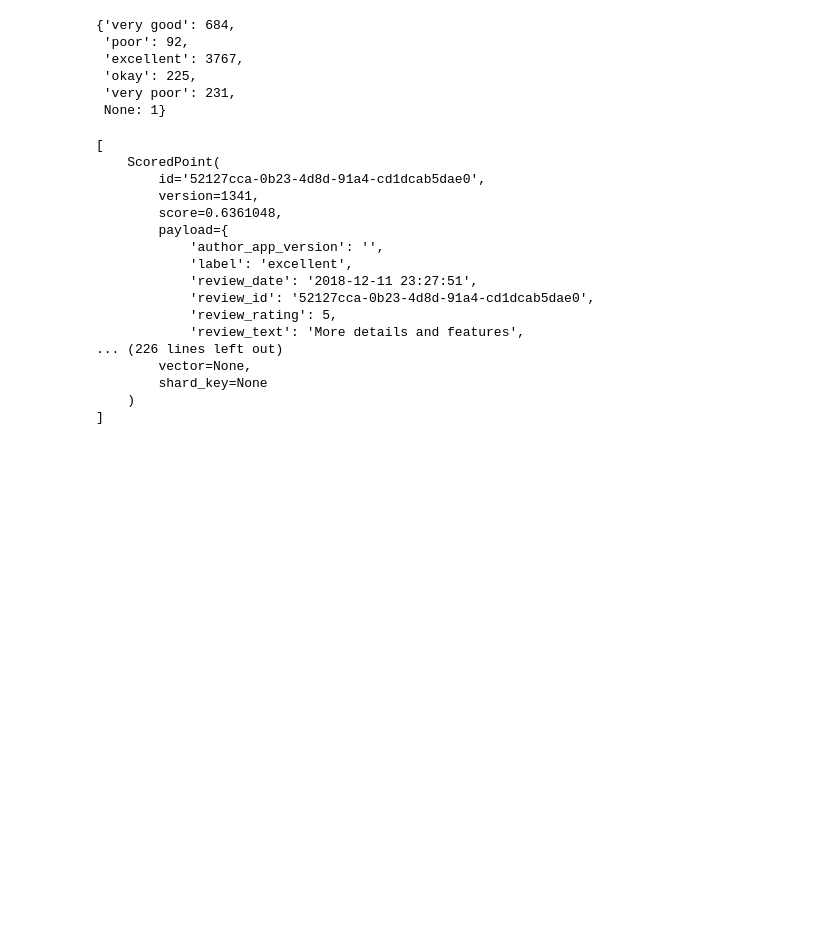
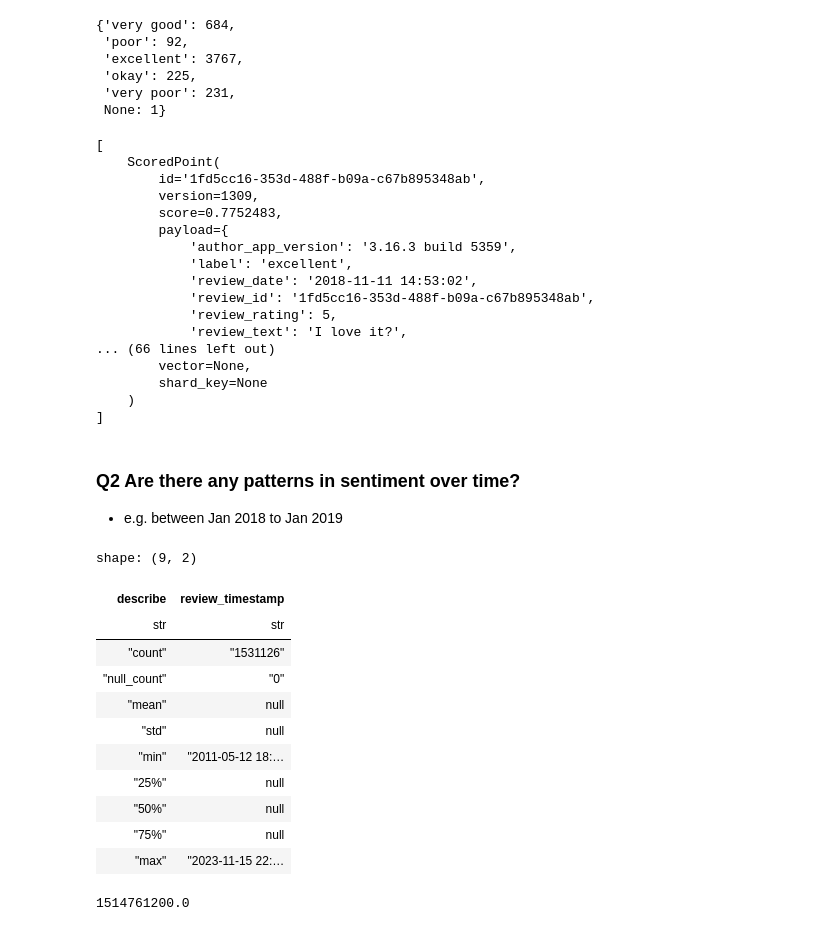
Before and after one commit to chineidu/NLP-Tutorial, a Jupyter notebook: notebook/Projects/Data-mining/Sentiment-analysis/03c-netflix-data-analysis.ipynb, the cells around one changed output. Cells and saved outputs as stored; diff of their text form; code cells hidden in the pictures; blank space fills up the shorter version.

```diff
--- a/notebook/Projects/Data-mining/Sentiment-analysis/03c-netflix-data-analysis.ipynb
+++ b/notebook/Projects/Data-mining/Sentiment-analysis/03c-netflix-data-analysis.ipynb
@@ -441,8 +463,8 @@ def visualize_result(sentiment: dict[str, Any], query: str) -> Any:
 # %%
 visualize_result(sentiment=sentiment, query=query)
 # %%
-N: int = 5_000
-query: str = "what are the important features?"
+# N: int = 2
+query: str = "do you like it?"
 query_vector: list[float] = encoder.encode(query).tolist()
 
 
@@ -453,23 +475,48 @@ hits: list[Any] = client.search(
     limit=N,
 )
 
-print(hits[:15])
+print(hits[:5])
+sentiment: dict[str, int] = count_sentiment(hits)
+visualize_result(sentiment=sentiment, query=query)
 # %% [output]
 [
     ScoredPoint(
-        id='52127cca-0b23-4d8d-91a4-cd1dcab5dae0',
-        version=1341,
-        score=0.6361048,
+        id='1fd5cc16-353d-488f-b09a-c67b895348ab',
+        version=1309,
+        score=0.7752483,
         payload={
-            'author_app_version': '',
+            'author_app_version': '3.16.3 build 5359',
             'label': 'excellent',
-            'review_date': '2018-12-11 23:27:51',
-            'review_id': '52127cca-0b23-4d8d-91a4-cd1dcab5dae0',
+            'review_date': '2018-11-11 14:53:02',
+            'review_id': '1fd5cc16-353d-488f-b09a-c67b895348ab',
             'review_rating': 5,
-            'review_text': 'More details and features',
-... (226 lines left out)
+            'review_text': 'I love it?',
+... (66 lines left out)
         vector=None,
         shard_key=None
     )
 ]
+# %% [markdown]
+### Q2 Are there any patterns in sentiment over time?
+
+- e.g. between Jan 2018 to Jan 2019
+# %%
+data.select(pl.col("review_timestamp")).describe()
+# %% [output]
+shape: (9, 2)
+| describe | review_timestamp |
+| str | str |
+| "count" | "1531126" |
+| "null_count" | "0" |
+| "mean" | null |
+| "std" | null |
+| "min" | "2011-05-12 18:… |
+| "25%" | null |
+| "50%" | null |
+| "75%" | null |
+| "max" | "2023-11-15 22:… |
+# %%
+get_timestamp(["2018-01-01 00:00:00"])[0]
+# %% [output]
+1514761200.0
 # %%
```
Also changed, not shown: parts of 14 cells of this notebook.
